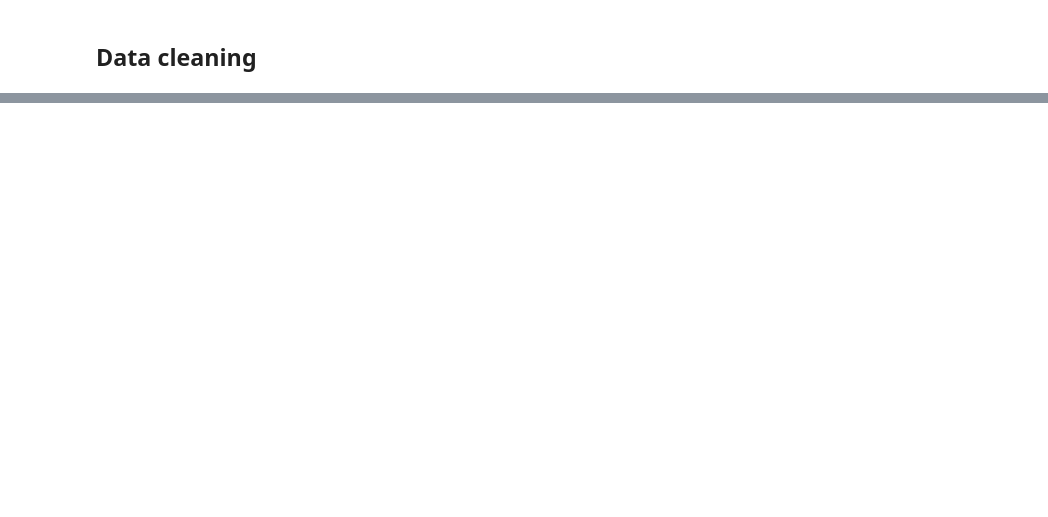
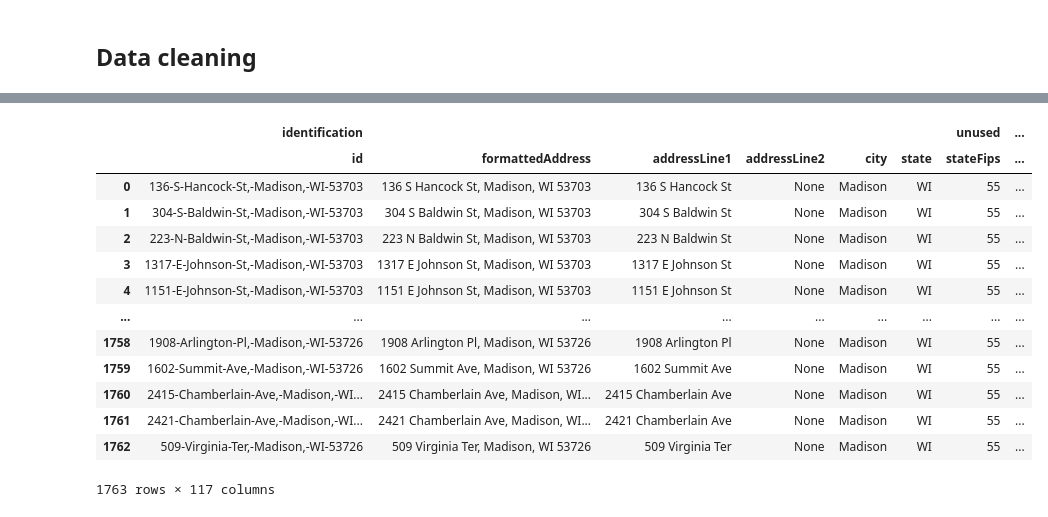
Before and after one commit to aremondtiedrez/hopus, a Jupyter notebook: showcase.ipynb, the cells around one changed output, grey strips where cells are left out. Saved outputs shown, nothing was run; the diff lists cells and outputs as text; code cells hidden in the pictures; blank space fills up the shorter version.

```diff
--- a/showcase.ipynb
+++ b/showcase.ipynb
@@ -56,0 +55,19 @@ listings_data
+# %%
+preprocessing.property_listings.group_columns(listings_data)
+
+listings_data
+# %% [output]
+|  | identification |  |  |  |  |  | unused | ... |
+|  | id | formattedAddress | addressLine1 | addressLine2 | city | state | stateFips | ... |
+| 0 | 136-S-Hancock-St,-Madison,-WI-53703 | 136 S Hancock St, Madison, WI 53703 | 136 S Hancock St | None | Madison | WI | 55 | ... |
+| 1 | 304-S-Baldwin-St,-Madison,-WI-53703 | 304 S Baldwin St, Madison, WI 53703 | 304 S Baldwin St | None | Madison | WI | 55 | ... |
+| 2 | 223-N-Baldwin-St,-Madison,-WI-53703 | 223 N Baldwin St, Madison, WI 53703 | 223 N Baldwin St | None | Madison | WI | 55 | ... |
+| 3 | 1317-E-Johnson-St,-Madison,-WI-53703 | 1317 E Johnson St, Madison, WI 53703 | 1317 E Johnson St | None | Madison | WI | 55 | ... |
+| 4 | 1151-E-Johnson-St,-Madison,-WI-53703 | 1151 E Johnson St, Madison, WI 53703 | 1151 E Johnson St | None | Madison | WI | 55 | ... |
+| ... | ... | ... | ... | ... | ... | ... | ... | ... |
+| 1758 | 1908-Arlington-Pl,-Madison,-WI-53726 | 1908 Arlington Pl, Madison, WI 53726 | 1908 Arlington Pl | None | Madison | WI | 55 | ... |
+| 1759 | 1602-Summit-Ave,-Madison,-WI-53726 | 1602 Summit Ave, Madison, WI 53726 | 1602 Summit Ave | None | Madison | WI | 55 | ... |
+| 1760 | 2415-Chamberlain-Ave,-Madison,-WI... | 2415 Chamberlain Ave, Madison, WI... | 2415 Chamberlain Ave | None | Madison | WI | 55 | ... |
+| 1761 | 2421-Chamberlain-Ave,-Madison,-WI... | 2421 Chamberlain Ave, Madison, WI... | 2421 Chamberlain Ave | None | Madison | WI | 55 | ... |
+| 1762 | 509-Virginia-Ter,-Madison,-WI-53726 | 509 Virginia Ter, Madison, WI 53726 | 509 Virginia Ter | None | Madison | WI | 55 | ... |
+1763 rows × 117 columns
```
Also changed, not shown: parts of 3 cells of this notebook.
